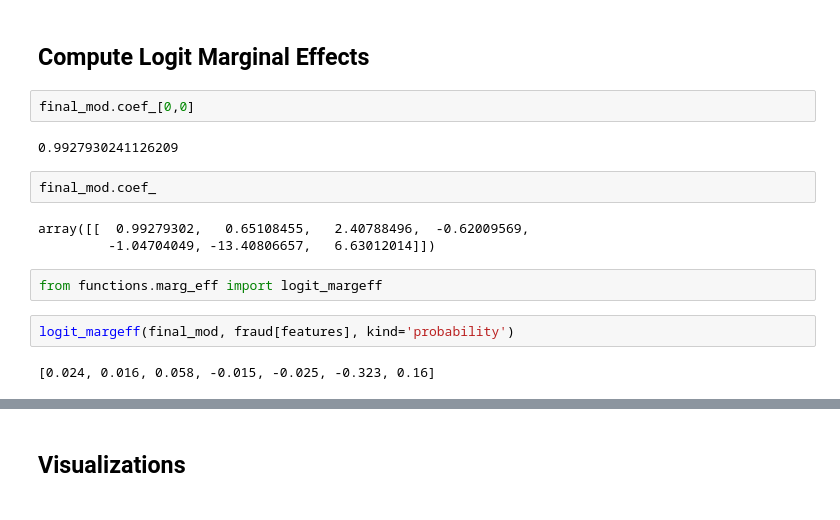
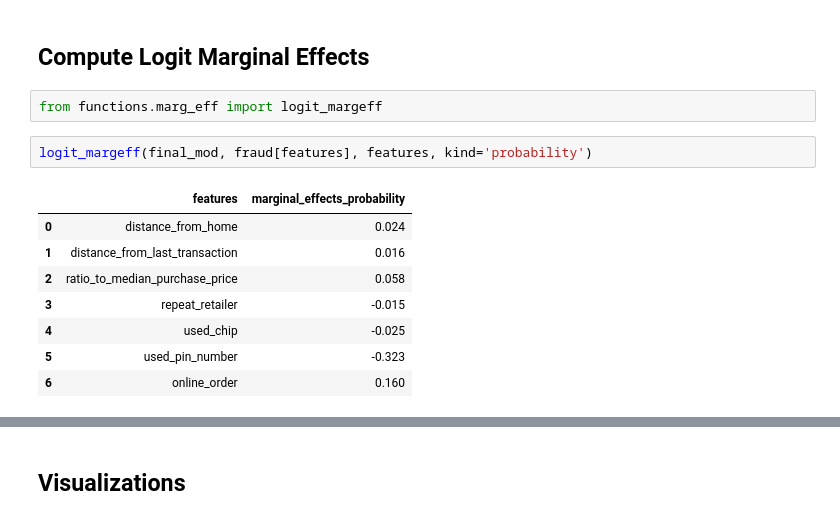
Before and after one commit to jakepenzak/blog-posts, a Jupyter notebook: Predictive Params in Logistic Reg/script.ipynb, the cells around one changed output, grey strips where cells are left out. Drawn from its saved outputs; the diff is of its cells as text.

```diff
--- a/Predictive Params in Logistic Reg/script.ipynb
+++ b/Predictive Params in Logistic Reg/script.ipynb
@@ -52,19 +52,17 @@ model = pipeline.fit(fraud[features],fraud['fraud'])
 final_mod = model._final_estimator
 # %% [markdown]
 ## Compute Logit Marginal Effects
-# %%
-final_mod.coef_[0,0]
-# %% [output]
-0.9927930241126209
-# %%
-final_mod.coef_
-# %% [output]
-array([[  0.99279302,   0.65108455,   2.40788496,  -0.62009569,
-         -1.04704049, -13.40806657,   6.63012014]])
 # %%
 from functions.marg_eff import logit_margeff
 # %%
-logit_margeff(final_mod, fraud[features], kind='probability')
+logit_margeff(final_mod, fraud[features], features, kind='probability')
 # %% [output]
-[0.024, 0.016, 0.058, -0.015, -0.025, -0.323, 0.16]
+|  | features | marginal_effects_probability |
+| 0 | distance_from_home | 0.024 |
+| 1 | distance_from_last_transaction | 0.016 |
+| 2 | ratio_to_median_purchase_price | 0.058 |
+| 3 | repeat_retailer | -0.015 |
+| 4 | used_chip | -0.025 |
+| 5 | used_pin_number | -0.323 |
+| 6 | online_order | 0.160 |
 # %%
```
Also changed, not shown: parts of 1 cell of this notebook, 20 other files.
